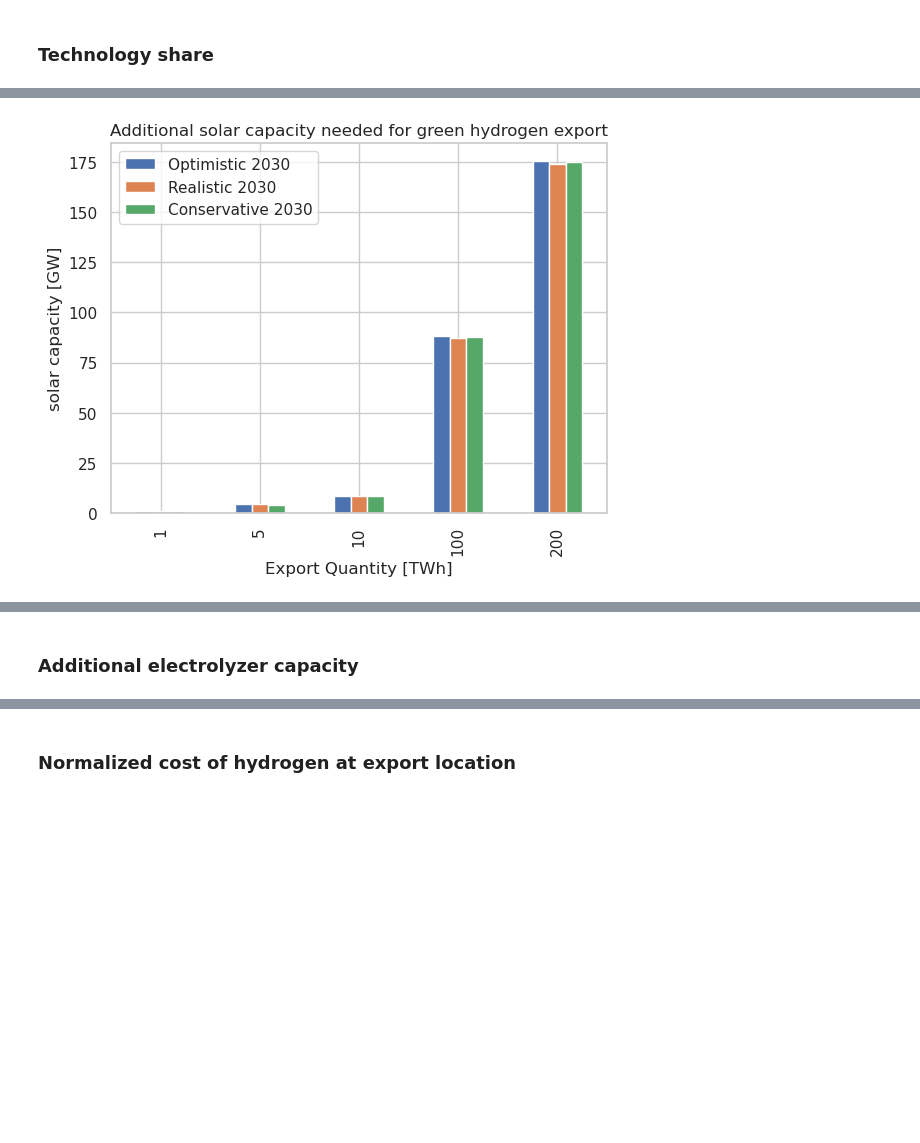
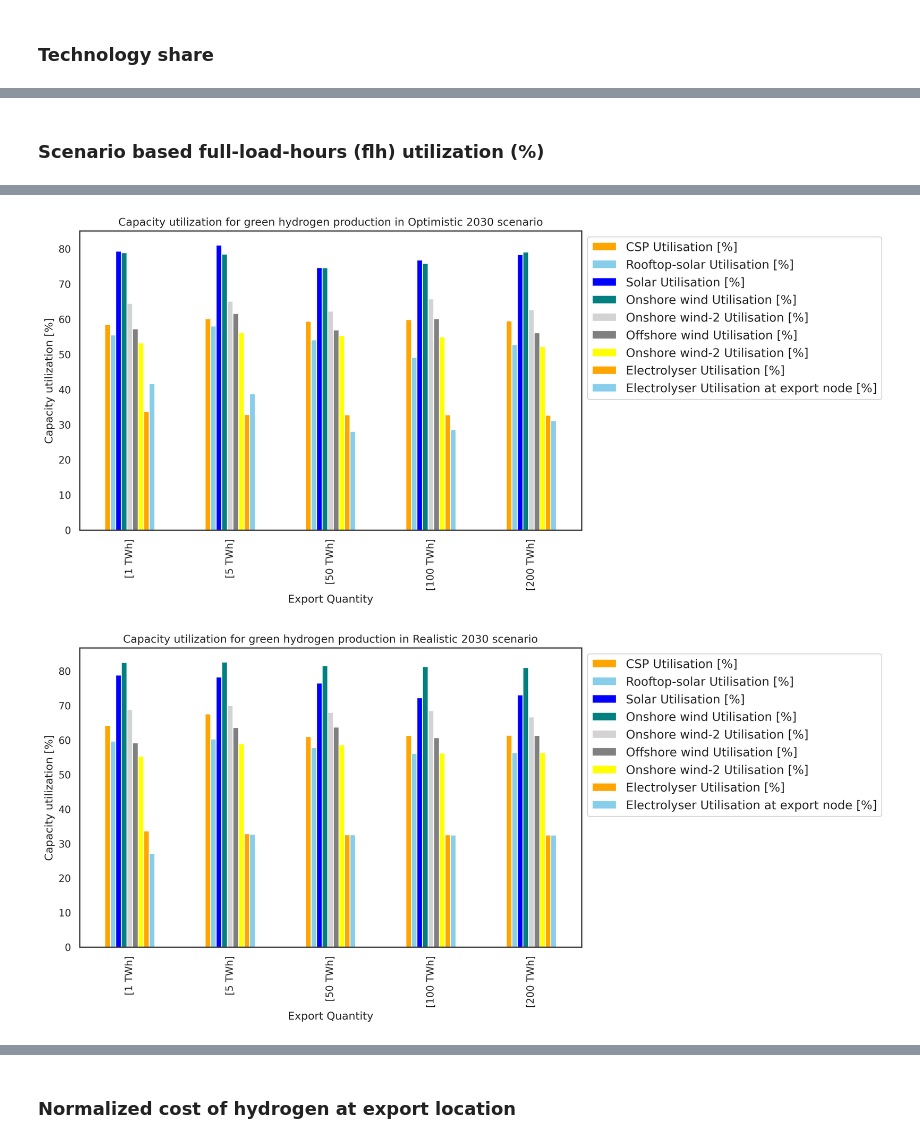
Before and after one commit to rajesh-ieg/thesis-notebook, a Jupyter notebook: data processing/result_analysis_2030.ipynb, the cells around one changed output, grey strips where cells are left out. Cells and saved outputs as stored; diff of their text form; code cells hidden in the pictures; blank space fills up the shorter version.

```diff
--- a/data processing/result_analysis_2030.ipynb
+++ b/data processing/result_analysis_2030.ipynb
@@ -1,6 +15,12 @@
 # %%
 %run -i ../functions/load_packages.ipynb
 %run -i ../functions/helper_functions.ipynb
+
+import logging
+logger = logging.getLogger()
+logger.setLevel(logging.CRITICAL)
+plt.rcParams["figure.dpi"] = 300
+plt.rcParams.update({'font.size': 16}) # must set in top
 # %% [markdown]
 ### Setup network files and relevant technologies for 2030
 # %%
@@ -110,9 +392,0 @@ def calc_elec_capa(n):
-# %%
-def calc_elec_capa_exp(n):
-
-    export_buses = n.links.loc[n.links.bus1 == 'H2 export bus', 'bus0'] + ' Electrolysis'
-
-    elec_cap = n.links.loc[export_buses].p_nom_opt.sum() *8760
-    elec_output = n.links_t.p0[export_buses].sum().sum() *  float(timestep)
-
-    return elec_output / elec_cap
@@ -169,31 +486,33 @@ INFO:pypsa.io:Imported network elec_s_32_ec_lc1.0_Co2L_3H_2030_0.097_AP_200expor
+# %% [markdown]
+### Scenario based full-load-hours (flh) utilization (%)
 # %%
-df = pd.DataFrame()
-for tech in res_tech:
+def plot_res_util(Q30, res_techs, scen_dict,pes_dir):
     for pathway in scen_dict.keys():
-        li = []
-        qi = []
+        df = pd.DataFrame()
         for q in Q30:
-            qi.append(q)
+            li = []
             scenario = scen_dict[pathway]
-            n_ref = pypsa.Network("/home/raj08555/dev/sandbox-cs/pypsa-earth-sec/results/{}/postnetworks/elec_s_{}_ec_lc1.0_Co2L_{}H_2030_{}_{}_0export.nc".format(scenario["run"], scenario["cluster"], timestep, scenario["ir"], scenario["ds"]))
-            n = pypsa.Network("/home/raj08555/dev/sandbox-cs/pypsa-earth-sec/results/{}/postnetworks/elec_s_{}_ec_lc1.0_Co2L_{}H_2030_{}_{}_{}export.nc".format(scenario["run"], scenario["cluster"], timestep, scenario["ir"], scenario["ds"], q))
+            n = pypsa.Network(pes_dir + "/results/{}/postnetworks/elec_s_{}_ec_lc1.0_Co2L_{}H_2030_{}_{}_{}export.nc".format(scenario["run"], scenario["cluster"], timestep, scenario["ir"], scenario["ds"], q))
 
             #Additional renewable for export quantities
-
-            li.append(calc_additional_res(n, n_ref, tech))
+            for tech in res_techs:
+                li.append(calc_util(n, tech)*1e2)
 
             #Additional electrolyzer for export quantities
-            #li.append(calc_additional_elec(n, n_ref))
+            li.append(calc_elec_capa(n)*1e2)
+            li.append(calc_elec_capa_exp(n)*1e2)
+            dftemp = pd.DataFrame(li)
+            dftemp.index = ['CSP Utilisation [%]','Rooftop-solar Utilisation [%]','Solar Utilisation [%]','Onshore wind Utilisation [%]','Onshore wind-2 Utilisation [%]','Offshore wind Utilisation [%]','Onshore wind-2 Utilisation [%]','Hydro Utilisation [%]','Electrolyser Utilisation [%]','Electrolyser Utilisation at export node [%]']
+            dftemp.columns=["[{} TWh]".format(q)]
+            df = pd.concat([df, dftemp], axis=1)
 
-        dftemp = pd.DataFrame([li])
-        dftemp.index = [pathway]
-        dftemp.columns=qi
-        #dftemp.columns=["{} [{} TWh]".format(pathway, q)]
-        df = pd.concat([df, dftemp])
-    df=df.T
-    # # print(df.index.unique())
-    # df.columns = ["Optimistic 2030", "y"]
-    # df=df.set_index("y")
-    df.plot(kind="bar", legend=True, xlabel="Export Quantity [TWh]", ylabel="{} capacity [GW]".format(tech), title = "Additional {} capacity needed for green hydrogen export".format(tech) )
-#df
+        dfplot = df.copy()
+        dfplot=dfplot.drop("Hydro Utilisation [%]")
+        #ax = plt.gca()
+        dfplot.T.plot(kind="bar",legend=True, xlabel="Export Quantity", ylabel="Capacity utilization [%]",
+            title = "Capacity utilization for green hydrogen production in {} scenario".format(pathway), figsize = (10,6)).legend(
+        bbox_to_anchor=(1.0, 1.0),
+        fontsize='small',
+    )
+plot_res_util(Q30, res_techs, scen_dict,pes_dir)
 # %% [output]
@@ -217 +534,2 @@ INFO:pypsa.io:Imported network elec_s_32_ec_lc1.0_Co2L_3H_2030_0.097_AP_200expor
-[figure, old version]
+[figure, new version]
+[figure, added]
@@ -218,2 +536,0 @@ INFO:pypsa.io:Imported network elec_s_32_ec_lc1.0_Co2L_3H_2030_0.097_AP_200expor
-# %% [markdown]
-### Additional electrolyzer capacity
```
Also changed, not shown: parts of 41 cells of this notebook, 19 other files.
